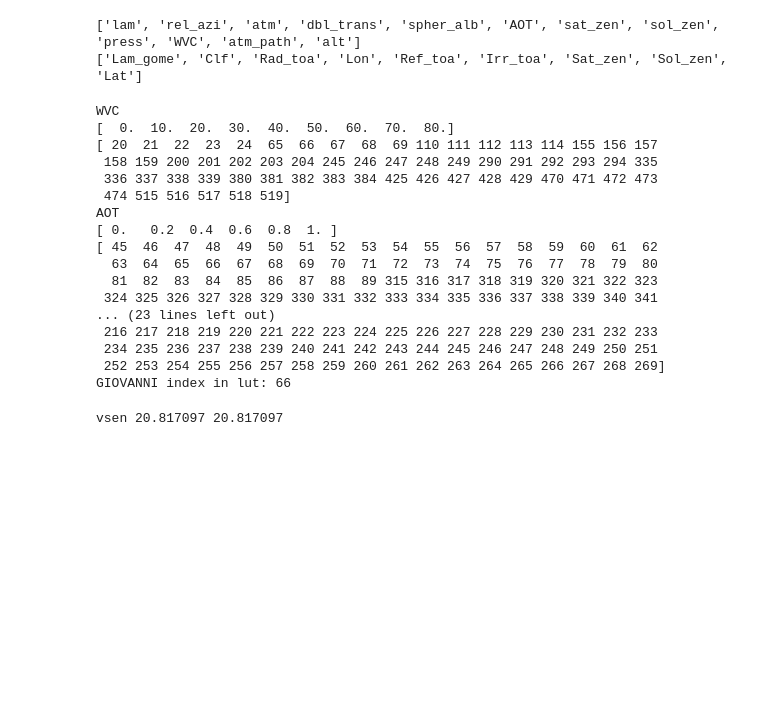
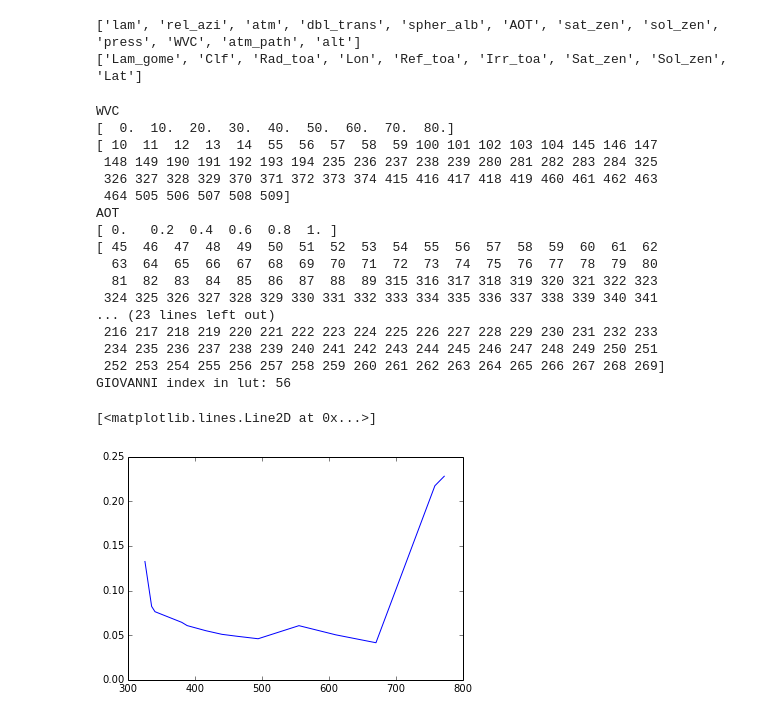
Before and after one commit to malapradej/Fluorescence_PhD, a Jupyter notebook: DASF/LUTtest.ipynb, the cells around one changed output. Cells and saved outputs as stored; diff of their text form; code cells hidden in the pictures; blank space fills up the shorter version.

```diff
--- a/DASF/LUTtest.ipynb
+++ b/DASF/LUTtest.ipynb
@@ -147,7 +138,7 @@ print obs.keys()
 # so what water vapours and others do we have and select those which are the closest match to Giovanni data
 print 'WVC'
 print np.unique(lut['WVC'])
-wvc = 40.
+wvc = 20. #40.
 ind_wvc = np.where(np.array(lut['WVC'])== wvc)[0]
 print ind_wvc
 # AOTs
@@ -165,7 +156,7 @@ print ind_press
 # altitudes
 print 'alt'
 print np.unique(lut['alt'])
-alt = lut['alt'][0]
+alt = lut['alt'][goodlut][0]
 ind_alt = np.where(np.array(lut['alt'])== alt)[0]
 print ind_alt
 
@@ -176,10 +167,10 @@ print 'GIOVANNI index in lut:', n
 # %% [output]
 WVC
 [  0.  10.  20.  30.  40.  50.  60.  70.  80.]
-[ 20  21  22  23  24  65  66  67  68  69 110 111 112 113 114 155 156 157
- 158 159 200 201 202 203 204 245 246 247 248 249 290 291 292 293 294 335
- 336 337 338 339 380 381 382 383 384 425 426 427 428 429 470 471 472 473
- 474 515 516 517 518 519]
+[ 10  11  12  13  14  55  56  57  58  59 100 101 102 103 104 145 146 147
+ 148 149 190 191 192 193 194 235 236 237 238 239 280 281 282 283 284 325
+ 326 327 328 329 370 371 372 373 374 415 416 417 418 419 460 461 462 463
+ 464 505 506 507 508 509]
 AOT
 [ 0.   0.2  0.4  0.6  0.8  1. ]
 [ 45  46  47  48  49  50  51  52  53  54  55  56  57  58  59  60  61  62
@@ -190,9 +181,24 @@ AOT
  216 217 218 219 220 221 222 223 224 225 226 227 228 229 230 231 232 233
  234 235 236 237 238 239 240 241 242 243 244 245 246 247 248 249 250 251
  252 253 254 255 256 257 258 259 260 261 262 263 264 265 266 267 268 269]
-GIOVANNI index in lut: 66
+GIOVANNI index in lut: 56
-# %%
-# check that the lut and obs sat zen agree as rough check on same point
-print 'vsen', obs['Sat_zen'][o_nr], np.unique(lut['sat_zen'][goodlut])[0]
-# %% [output]
-vsen 20.817097 20.817097
+# %%
+# load LER file and plot reflectance at these wavelengths
+
+import netCDF4 as nc4
+month = 0
+fn = "/home/malapradej/Documents/PhD_UCL/Data/GOME-2/LER/GOME2_MetOp-A_MSC_surface_LER_product.he5"
+dataset = nc4.Dataset(fn)
+
+lat = obs['Lat'][o_nr]
+lon = obs['Lon'][o_nr]
+lats = dataset.variables['Latitude'][:]
+lons = dataset.variables['Longitude'][:]
+idx = np.argmin(np.abs(lons - lon))
+idy = np.argmin(np.abs(lats - lat))
+wls = dataset.variables['Wavelength'][:]
+mode = dataset.variables['Mode_LER'][idy,idx,:,month]
+plt.plot(wls,mode)
+# %% [output]
+[<matplotlib.lines.Line2D at 0x...>]
+[figure, added]
```
Also changed, not shown: parts of 17 cells of this notebook, 5 other files.
